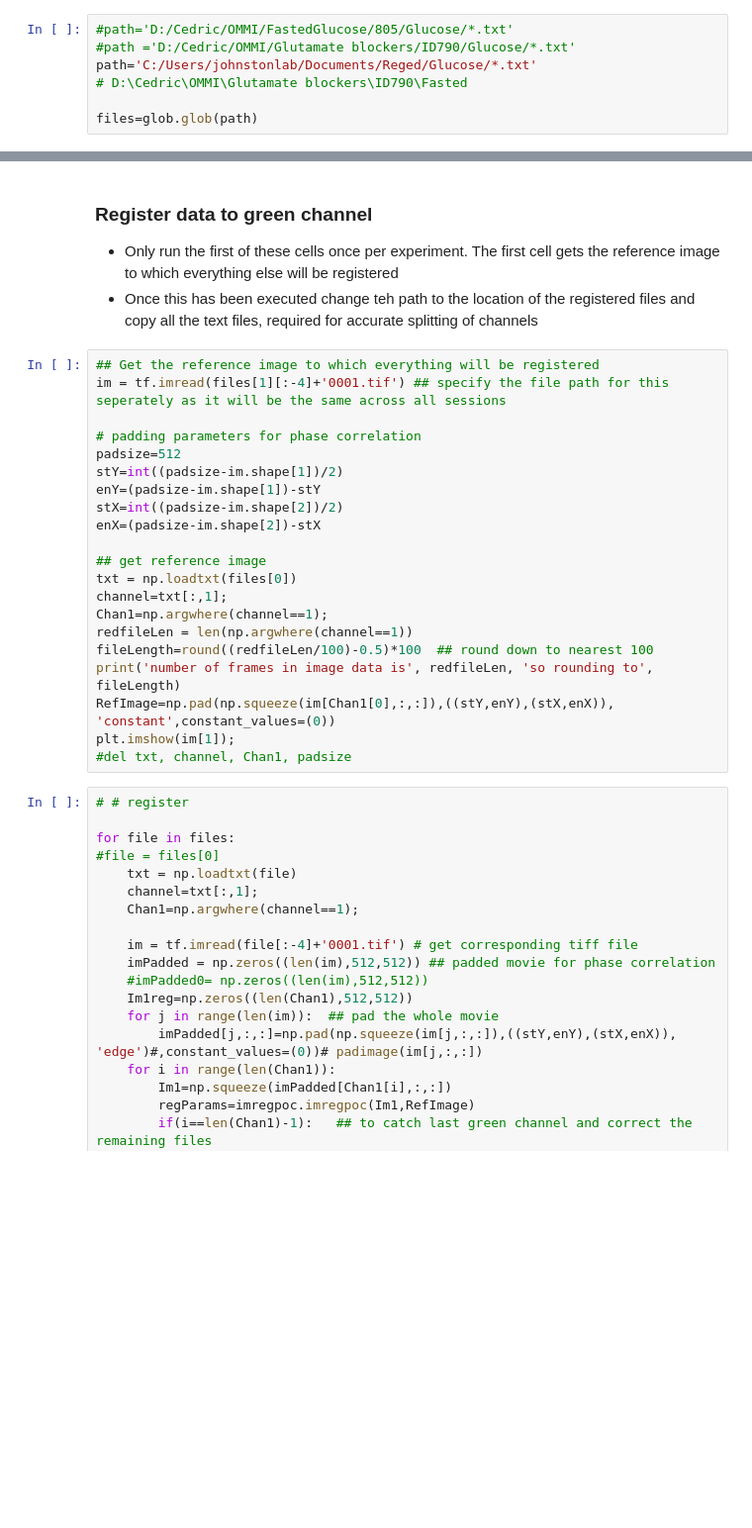
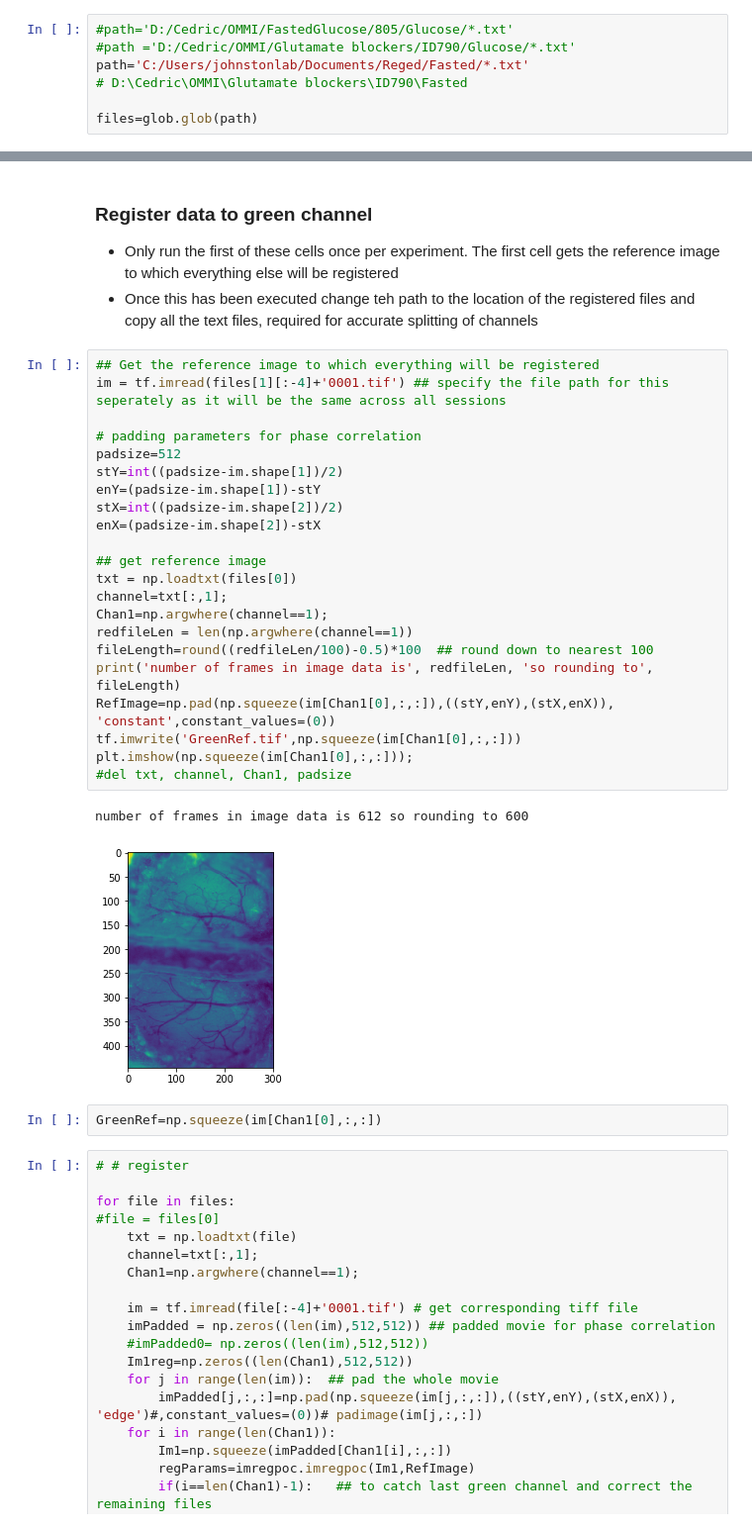
Before and after one commit to JohnstonLab/OMMI_Processing, a Jupyter notebook: OMMIprocessingV2.ipynb, the cells around one changed output, grey strips where cells are left out. Shown at 99% size. Saved outputs shown, nothing was run; the diff lists cells and outputs as text; blank space fills up the shorter version.

```diff
--- a/OMMIprocessingV2.ipynb
+++ b/OMMIprocessingV2.ipynb
@@ -44,7 +45,7 @@ def AOIselector(imageIn):
 # %%
 #path='D:/Cedric/OMMI/FastedGlucose/805/Glucose/*.txt'
 #path ='D:/Cedric/OMMI/Glutamate blockers/ID790/Glucose/*.txt'
-path='C:/Users/johnstonlab/Documents/Reged/Glucose/*.txt'
+path='C:/Users/johnstonlab/Documents/Reged/Fasted/*.txt'
 # D:\Cedric\OMMI\Glutamate blockers\ID790\Fasted
 
 files=glob.glob(path)
@@ -63,24 +66,30 @@ del fileNums, data
 # %%
 ## Get the reference image to which everything will be registered
 im = tf.imread(files[1][:-4]+'0001.tif') ## specify the file path for this seperately as it will be the same across all sessions
 
 # padding parameters for phase correlation
 padsize=512
 stY=int((padsize-im.shape[1])/2)
 enY=(padsize-im.shape[1])-stY
 stX=int((padsize-im.shape[2])/2)
 enX=(padsize-im.shape[2])-stX
 
 ## get reference image
 txt = np.loadtxt(files[0])
 channel=txt[:,1];
 Chan1=np.argwhere(channel==1);
 redfileLen = len(np.argwhere(channel==1))
 fileLength=round((redfileLen/100)-0.5)*100  ## round down to nearest 100
 print('number of frames in image data is', redfileLen, 'so rounding to', fileLength)
 RefImage=np.pad(np.squeeze(im[Chan1[0],:,:]),((stY,enY),(stX,enX)), 'constant',constant_values=(0))
-plt.imshow(im[1]);
+tf.imwrite('GreenRef.tif',np.squeeze(im[Chan1[0],:,:]))
+plt.imshow(np.squeeze(im[Chan1[0],:,:]));
 #del txt, channel, Chan1, padsize
+# %% [output]
+number of frames in image data is 612 so rounding to 600
+[figure, added]
+# %%
+GreenRef=np.squeeze(im[Chan1[0],:,:])
 # %%
 # # register
 
```
Also changed, not shown: parts of 21 cells of this notebook.
